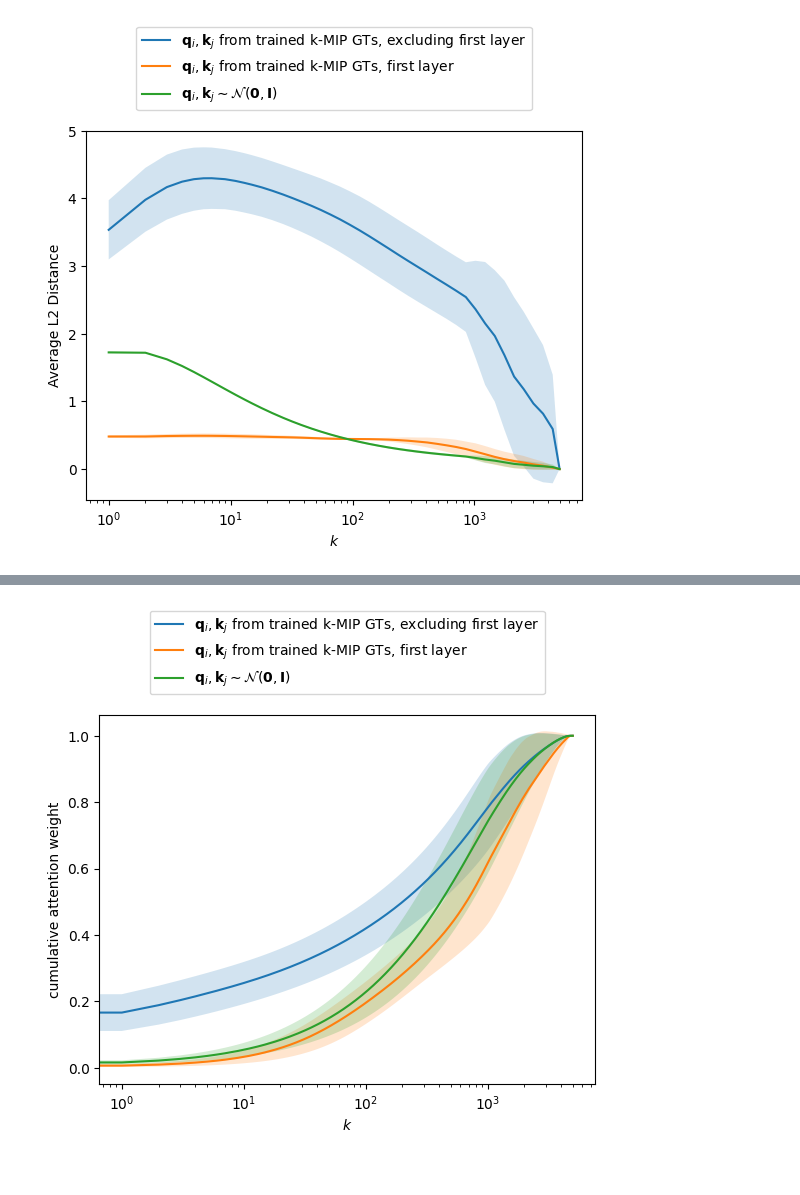
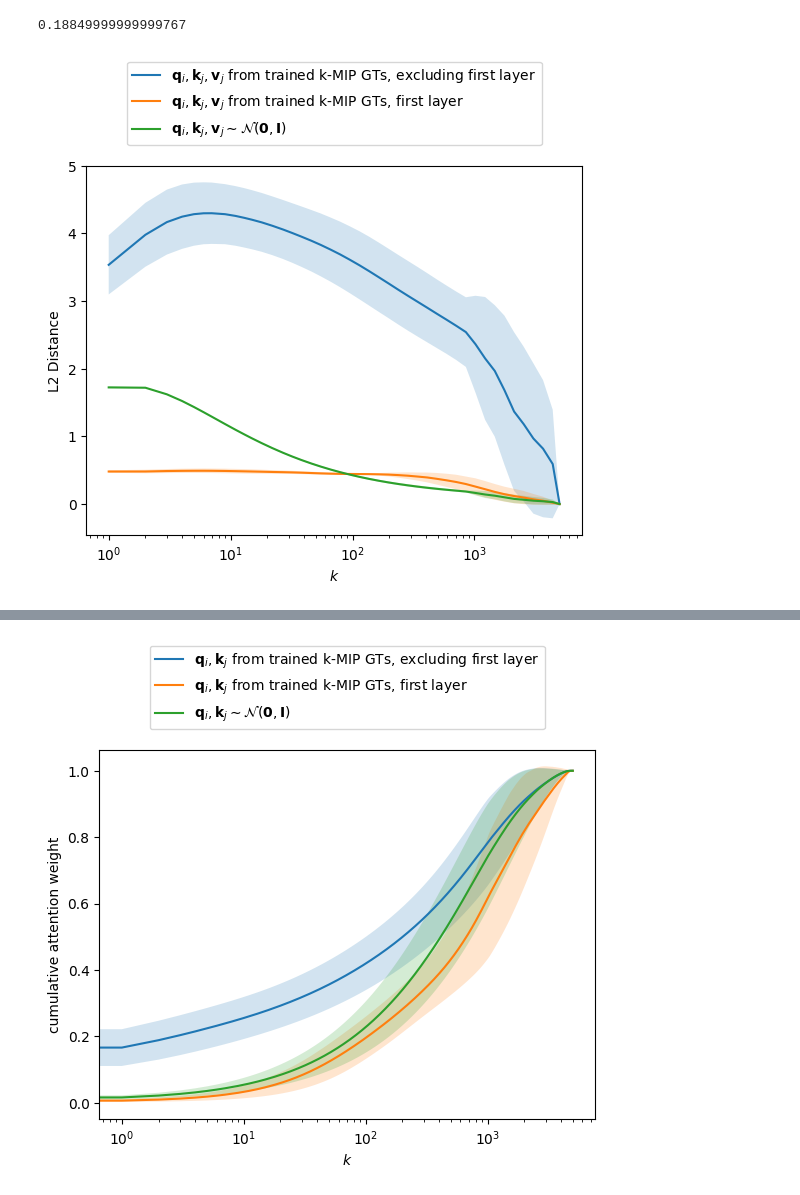
Before and after one commit to JonasDeSchouwer/EfficientSparseAttention, a Jupyter notebook: plotting.ipynb, the cells around one changed output, grey strips where cells are left out. Saved outputs shown, nothing was run; the diff lists cells and outputs as text; code cells hidden in the pictures.

```diff
--- a/plotting.ipynb
+++ b/plotting.ipynb
@@ -4,6 +4,11 @@ from matplotlib import pyplot as plt
 import numpy as np
 
 import torch
+# %%
+np.mean([37.092, 36.715])
+np.std([37.092, 36.715])
+# %% [output]
+0.18849999999999767
 # %%
 # [num_layers, #ks]
 ks = torch.load("approx-output-arc/ks_09.10-13:43.pt")
@@ -20,35 +25,35 @@ avg_std_l2_distances = 1/(len(layers)-1) * sum([std_l2_distances[i].pow(2) + (av
 avg_std_l2_distances = avg_std_l2_distances.sqrt()
 
 l2_distances_random = torch.load("approx-output/avg_l2_distances_09.10-16:51.pt")[:,0]
 std_l2_distances_random = torch.load("approx-output/std_l2_distances_09.10-16:51.pt")[:,0]
 std_l2_distances_random = 1/len(layers) * sum([
     std_l2_distances_random[i].pow(2) + (l2_distances_random[i] - l2_distances_random.mean()).pow(2) for i in range(len(layers))
 ])
 l2_distances_random = l2_distances_random.mean() * torch.ones_like(avg_avg_l2_distances)
 std_l2_distances_random = std_l2_distances_random.sqrt() * torch.ones_like(avg_avg_l2_distances)
 
 # Plot the average L2 distance for each layer
 plt.figure()
 # for i, layer in enumerate(layers):
 #     plt.plot(ks, avg_l2_distances[i], label=layer)
-plt.plot(ks, avg_avg_l2_distances, label="$\mathbf{q}_i, \mathbf{k}_j$ from trained k-MIP GTs, excluding first layer")
+plt.plot(ks, avg_avg_l2_distances, label="$\mathbf{q}_i, \mathbf{k}_j, \mathbf{v}_j$ from trained k-MIP GTs, excluding first layer")
 plt.fill_between(ks, avg_avg_l2_distances - avg_std_l2_distances, avg_avg_l2_distances + avg_std_l2_distances, alpha=0.2)
 
-plt.plot(ks, avg_l2_distances[1], label="$\mathbf{q}_i, \mathbf{k}_j$ from trained k-MIP GTs, first layer")
+plt.plot(ks, avg_l2_distances[1], label="$\mathbf{q}_i, \mathbf{k}_j, \mathbf{v}_j$ from trained k-MIP GTs, first layer")
 plt.fill_between(ks, avg_l2_distances[1] - std_l2_distances[1], avg_l2_distances[1] + std_l2_distances[1], alpha=0.2)
 
-plt.plot(ks, avg_l2_distances_normal[0], label="$\mathbf{q}_i, \mathbf{k}_j \sim \mathcal{N}(\mathbf{0}, \mathbf{I})$")
+plt.plot(ks, avg_l2_distances_normal[0], label="$\mathbf{q}_i, \mathbf{k}_j, \mathbf{v}_j \sim \mathcal{N}(\mathbf{0}, \mathbf{I})$")
 plt.fill_between(ks, avg_l2_distances_normal[0] - std_l2_distances_normal[0], avg_l2_distances_normal[0] + std_l2_distances_normal[0], alpha=0.2)
 
 
 # plt.plot(ks, l2_distances_random, label="random")
 # plt.fill_between(ks, l2_distances_random - std_l2_distances_random, l2_distances_random + std_l2_distances_random, alpha=0.2)
 
 
 plt.xlabel("$k$")
-plt.ylabel("Average L2 Distance")
+plt.ylabel("L2 Distance")
 plt.xscale("log")
 plt.legend(bbox_to_anchor=(0.5, 1.3), loc='upper center', ncol=1)
 plt.show()
 # %% [output]
-[figure, old version]
+[figure, new version]
```
Also changed, not shown: parts of 5 cells of this notebook, 4 other files.
